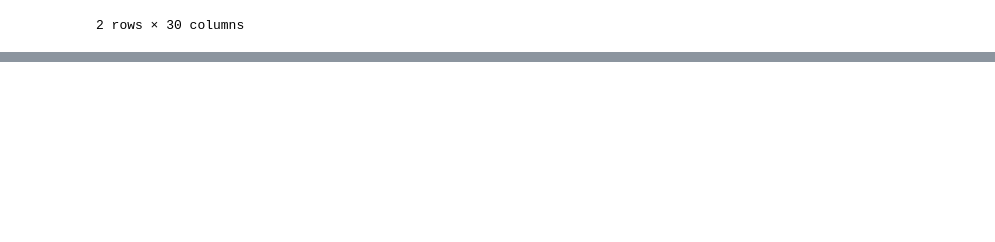
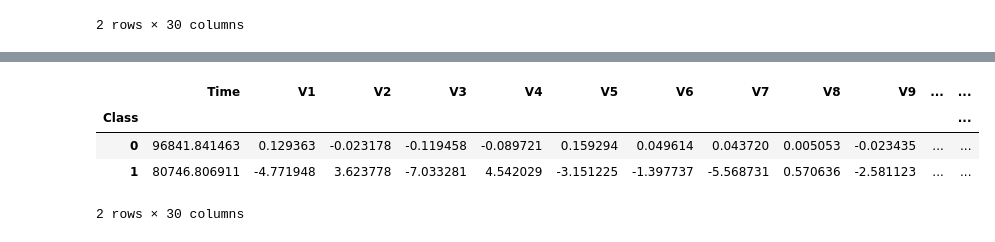
Before and after one commit to minamaher58/ML-projects, a Jupyter notebook: Credit Card Fraud Detection/Credit Card Fraud Detection.ipynb, the cells around one changed output, grey strips where cells are left out. Cells and saved outputs as stored; diff of their text form; code cells hidden in the pictures; blank space fills up the shorter version.

```diff
--- a/Credit Card Fraud Detection/Credit Card Fraud Detection.ipynb
+++ b/Credit Card Fraud Detection/Credit Card Fraud Detection.ipynb
@@ -122,0 +158,8 @@ credit_card_data.groupby('Class').mean()
+# %%
+new_dataset.groupby('Class').mean()
+# %% [output]
+|  | Time | V1 | V2 | V3 | V4 | V5 | V6 | V7 | V8 | V9 | ... | ... |
+| Class |  |  |  |  |  |  |  |  |  |  |  | ... |
+| 0 | 96841.841463 | 0.129363 | -0.023178 | -0.119458 | -0.089721 | 0.159294 | 0.049614 | 0.043720 | 0.005053 | -0.023435 | ... | ... |
+| 1 | 80746.806911 | -4.771948 | 3.623778 | -7.033281 | 4.542029 | -3.151225 | -1.397737 | -5.568731 | 0.570636 | -2.581123 | ... | ... |
+2 rows × 30 columns
```
Also changed, not shown: parts of 19 cells of this notebook.
